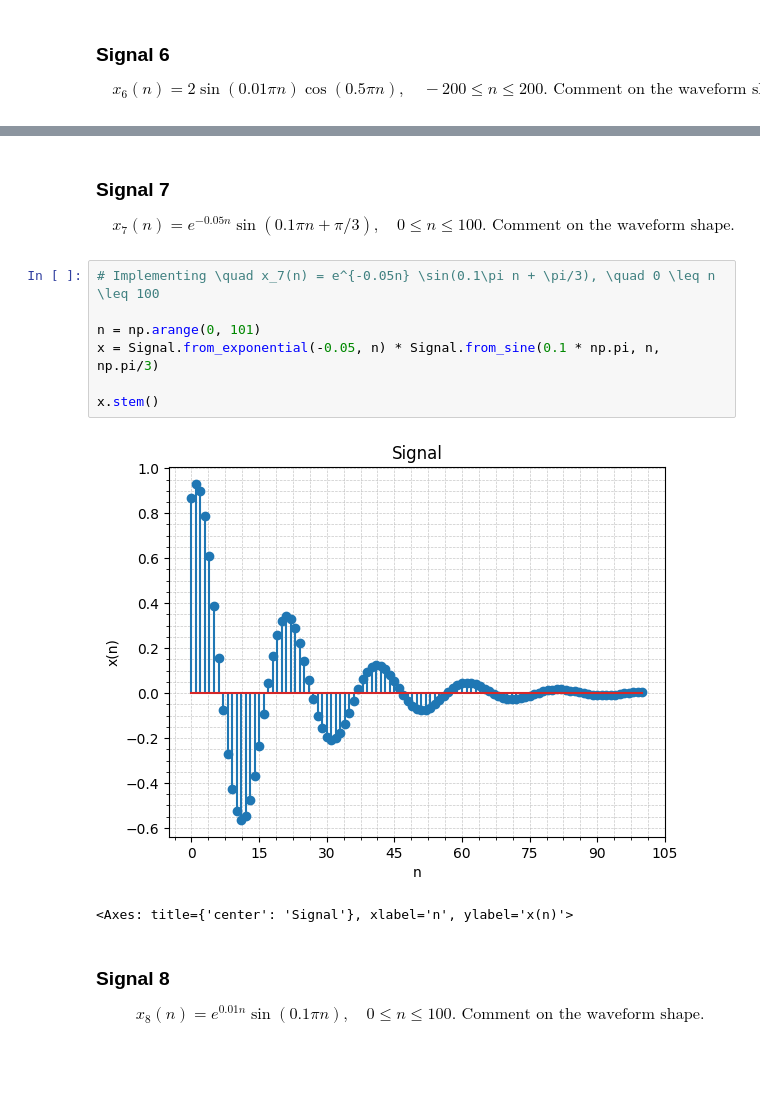
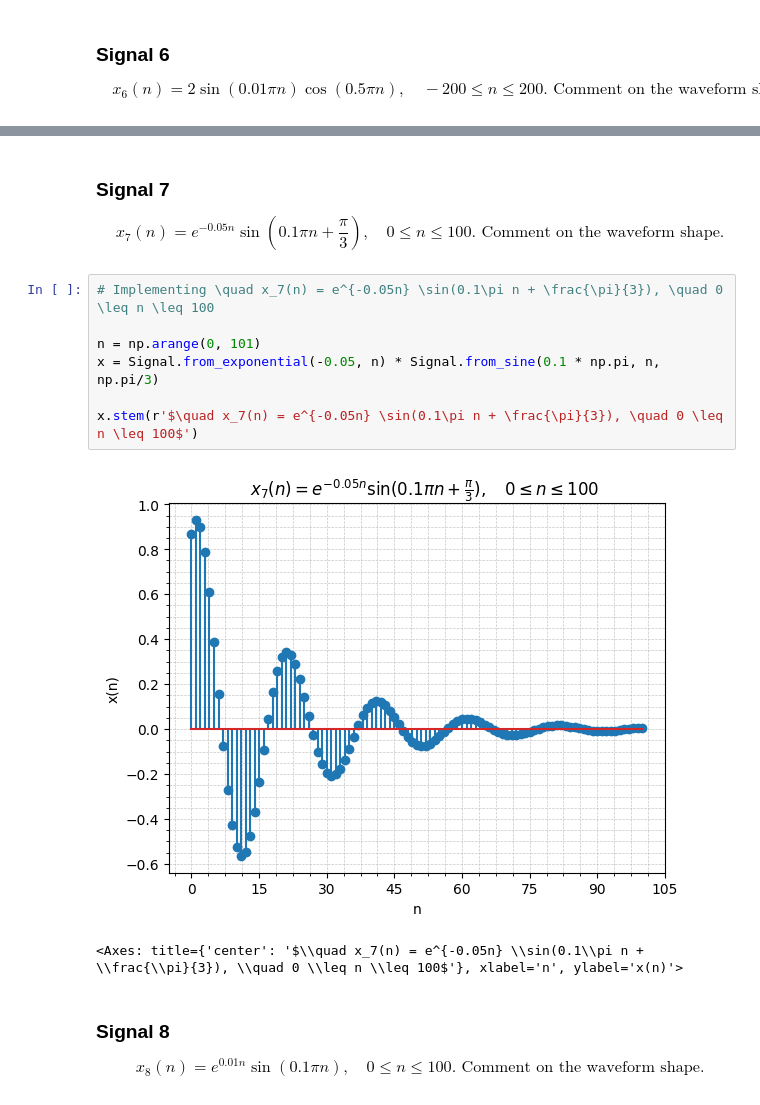
Before and after one commit to joaomariolago/ifsc-dsp, a Jupyter notebook: lista-1/lista-1.ipynb, the cells around one changed output, grey strips where cells are left out. Drawn from its saved outputs; the diff is of its cells as text; blank space fills up the shorter version.

```diff
--- a/lista-1/lista-1.ipynb
+++ b/lista-1/lista-1.ipynb
@@ -112,18 +112,18 @@ x.stem()
 # %% [markdown]
 ### Signal 7
 $$
-\quad x_7(n) = e^{-0.05n} \sin(0.1\pi n + \pi/3), \quad 0 \leq n \leq 100. \text{ Comment on the waveform shape.}
+\quad x_7(n) = e^{-0.05n} \sin(0.1\pi n + \frac{\pi}{3}), \quad 0 \leq n \leq 100. \text{ Comment on the waveform shape.}
 $$
 # %%
-# Implementing \quad x_7(n) = e^{-0.05n} \sin(0.1\pi n + \pi/3), \quad 0 \leq n \leq 100
+# Implementing \quad x_7(n) = e^{-0.05n} \sin(0.1\pi n + \frac{\pi}{3}), \quad 0 \leq n \leq 100
 
 n = np.arange(0, 101)
 x = Signal.from_exponential(-0.05, n) * Signal.from_sine(0.1 * np.pi, n, np.pi/3)
 
-x.stem()
+x.stem(r'$\quad x_7(n) = e^{-0.05n} \sin(0.1\pi n + \frac{\pi}{3}), \quad 0 \leq n \leq 100$')
 # %% [output]
-[figure, old version]
+[figure, new version]
-<Axes: title={'center': 'Signal'}, xlabel='n', ylabel='x(n)'>
+<Axes: title={'center': '$\\quad x_7(n) = e^{-0.05n} \\sin(0.1\\pi n + \\frac{\\pi}{3}), \\quad 0 \\leq n \\leq 100$'}, xlabel='n', ylabel='x(n)'>
 # %% [markdown]
 ### Signal 8
 $$
```
Also changed, not shown: parts of 24 cells of this notebook, 7 other files.
